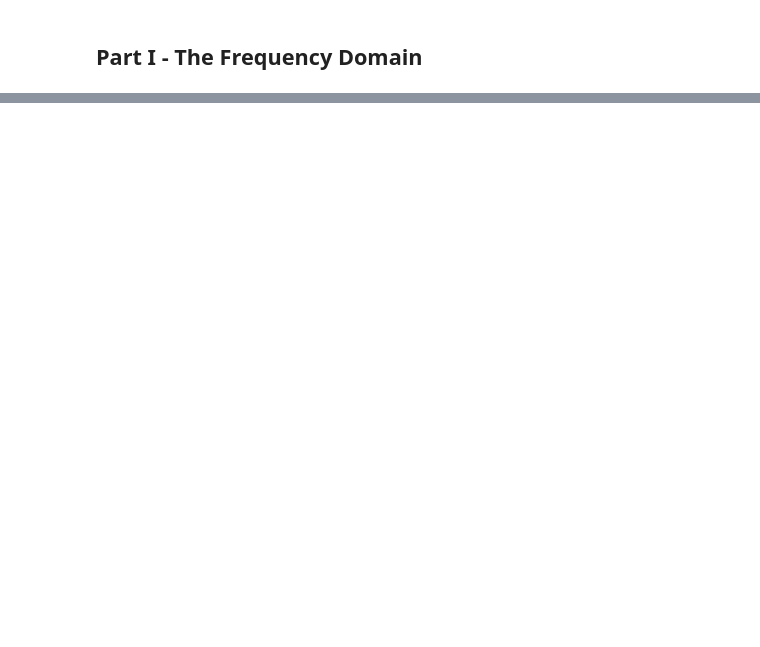
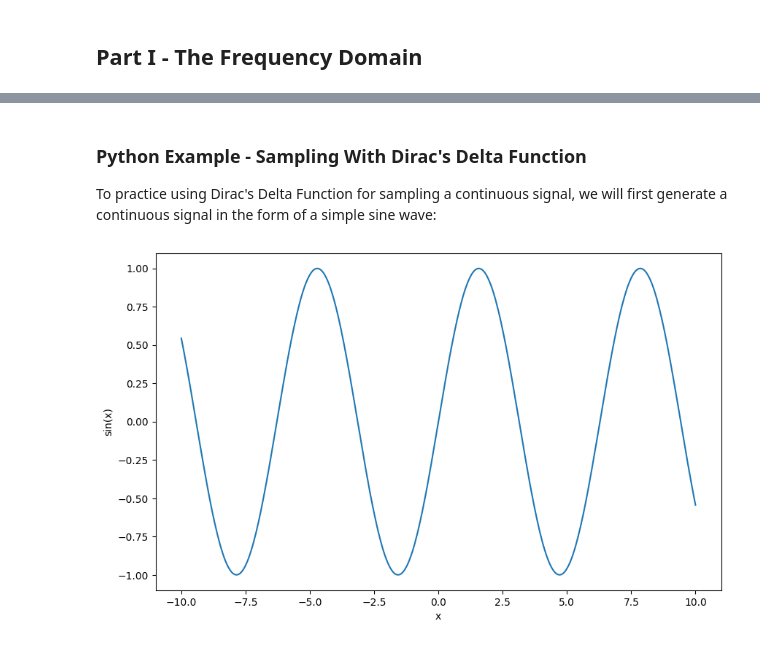
Before and after one commit to Yehuda-Bergstein/BSA-2023, a Jupyter notebook: week-2/BSA-Excersize-9.ipynb, the cells around one changed output, grey strips where cells are left out. Drawn from its saved outputs; the diff is of its cells as text; code cells hidden in the pictures; blank space fills up the shorter version.

```diff
--- a/week-2/BSA-Excersize-9.ipynb
+++ b/week-2/BSA-Excersize-9.ipynb
@@ -44,0 +112,20 @@ Given an **analog** signal &nbsp; $x_{analog} = x(n)$,&nbsp; where $n$ represent
+# %% [markdown]
+### Python Example - Sampling With Dirac's Delta Function <a name="dirac-python"></a>
+
+To practice using Dirac's Delta Function for sampling a continuous signal, we will first generate a continuous signal in the form of a simple sine wave:
+# %%
+import numpy as np
+import matplotlib.pyplot as plt
+
+# Defining a continuous function, a simple sine wave in this example
+x = np.linspace(-10, 10, 400)
+y = np.sin(x)
+
+# Plotting the continuous function
+plt.figure(figsize=(10, 6))
+plt.plot(x, y)
+plt.xlabel('x')
+plt.ylabel('sin(x)')
+plt.show()
+# %% [output]
+[figure, added]
```
Also changed, not shown: parts of 15 cells of this notebook.
